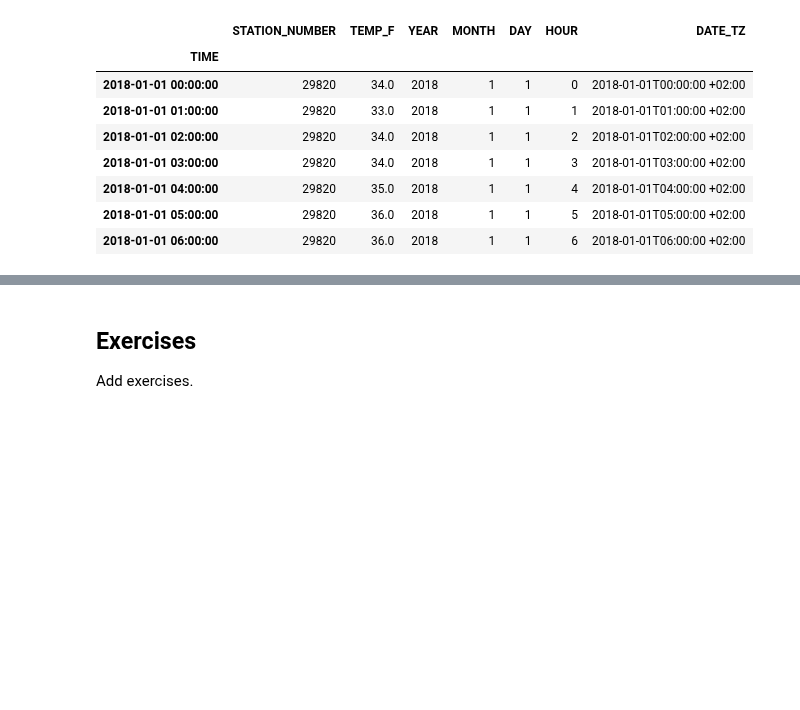
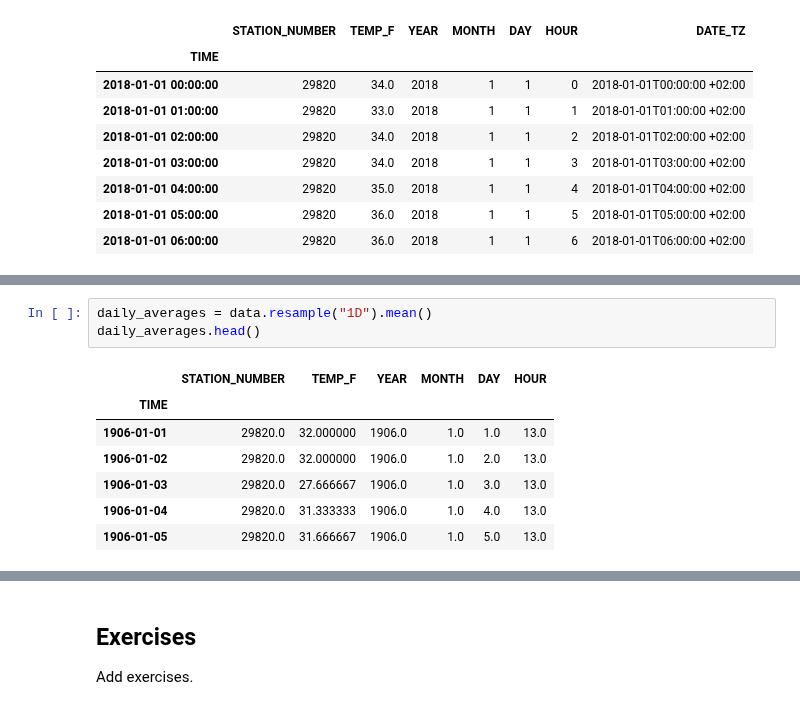
Before and after one commit to Python-GIS-book/site, a Jupyter notebook: source/part1/chapter-03/nb/03-temporal-data.ipynb, the cells around one changed output, grey strips where cells are left out. Saved outputs shown, nothing was run; the diff lists cells and outputs as text; blank space fills up the shorter version.

```diff
--- a/source/part1/chapter-03/nb/03-temporal-data.ipynb
+++ b/source/part1/chapter-03/nb/03-temporal-data.ipynb
@@ -353,0 +356,11 @@ Add materials.
+# %%
+daily_averages = data.resample("1D").mean()
+daily_averages.head()
+# %% [output]
+|  | STATION_NUMBER | TEMP_F | YEAR | MONTH | DAY | HOUR |
+| TIME |  |  |  |  |  |  |
+| 1906-01-01 | 29820.0 | 32.000000 | 1906.0 | 1.0 | 1.0 | 13.0 |
+| 1906-01-02 | 29820.0 | 32.000000 | 1906.0 | 1.0 | 2.0 | 13.0 |
+| 1906-01-03 | 29820.0 | 27.666667 | 1906.0 | 1.0 | 3.0 | 13.0 |
+| 1906-01-04 | 29820.0 | 31.333333 | 1906.0 | 1.0 | 4.0 | 13.0 |
+| 1906-01-05 | 29820.0 | 31.666667 | 1906.0 | 1.0 | 5.0 | 13.0 |
```
Also changed, not shown: parts of 13 cells of this notebook.
